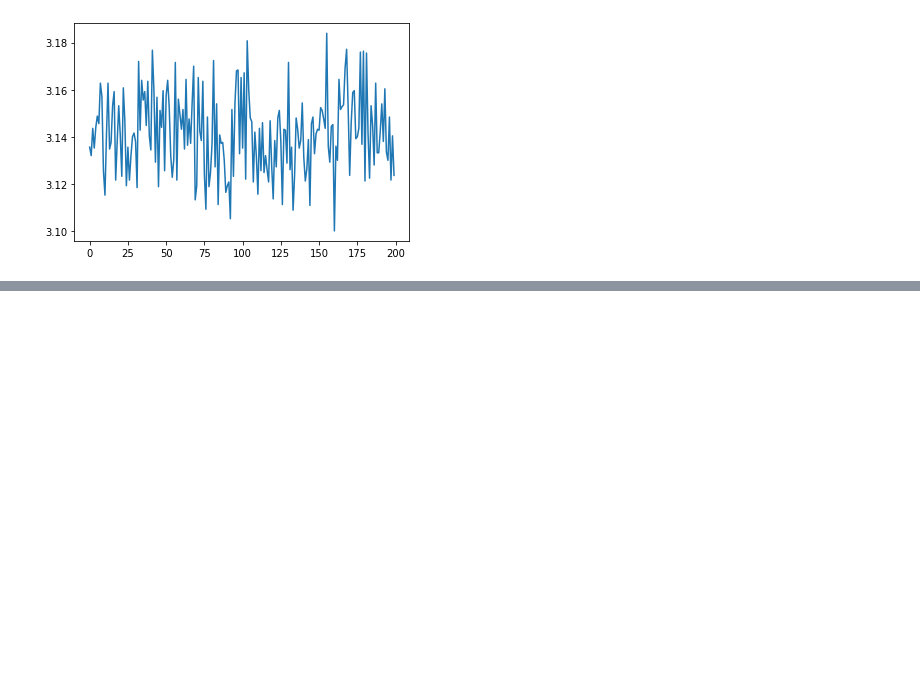
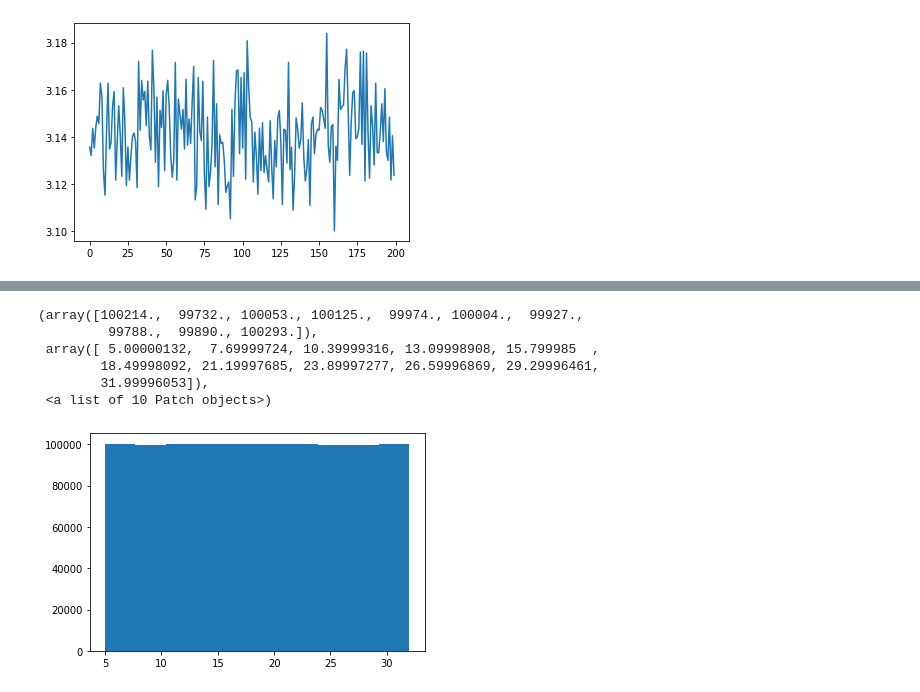
Before and after one commit to garc1a0scar/python-ml-course, a Jupyter notebook: notebooks_OEGG/T2 - 2 - Data Cleaning - Funciones de distribución de probabilidad.ipynb, the cells around one changed output, grey strips where cells are left out. Cells and saved outputs as stored; diff of their text form; code cells hidden in the pictures; blank space fills up the shorter version.

```diff
--- a/notebooks_OEGG/T2 - 2 - Data Cleaning - Funciones de distribución de probabilidad.ipynb
+++ b/notebooks_OEGG/T2 - 2 - Data Cleaning - Funciones de distribución de probabilidad.ipynb
@@ -106,0 +151,10 @@ pi_montecarlo(10000,2000)
+# %%
+plt.hist(data["C"])
+# %% [output]
+(array([100214.,  99732., 100053., 100125.,  99974., 100004.,  99927.,
+         99788.,  99890., 100293.]),
+ array([ 5.00000132,  7.69999724, 10.39999316, 13.09998908, 15.799985  ,
+        18.49998092, 21.19997685, 23.89997277, 26.59996869, 29.29996461,
+        31.99996053]),
+ <a list of 10 Patch objects>)
+[figure, added]
```
Also changed, not shown: parts of 12 cells of this notebook, 1 other file.
